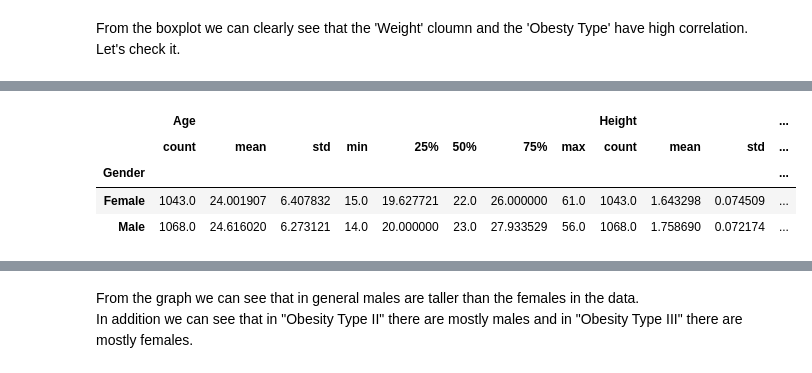
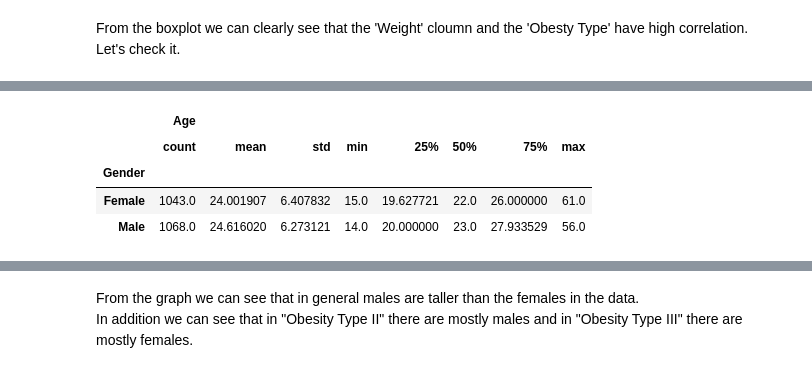
Before and after one commit to NoaAmichai/Obesity-Data-Science-Project, a Jupyter notebook: Obesity.ipynb, the cells around one changed output, grey strips where cells are left out. Drawn from its saved outputs; the diff is of its cells as text; code cells hidden in the pictures.

```diff
--- a/Obesity.ipynb
+++ b/Obesity.ipynb
@@ -178,8 +178,8 @@ plt.show()
 # %%
-df[["Age","Height"]].groupby(by = df["Gender"]).describe()
+df[["Age"]].groupby(by = df["Gender"]).describe()
 # %% [output]
-|  | Age |  |  |  |  |  |  |  | Height |  |  | ... |
-|  | count | mean | std | min | 25% | 50% | 75% | max | count | mean | std | ... |
-| Gender |  |  |  |  |  |  |  |  |  |  |  | ... |
-| Female | 1043.0 | 24.001907 | 6.407832 | 15.0 | 19.627721 | 22.0 | 26.000000 | 61.0 | 1043.0 | 1.643298 | 0.074509 | ... |
-| Male | 1068.0 | 24.616020 | 6.273121 | 14.0 | 20.000000 | 23.0 | 27.933529 | 56.0 | 1068.0 | 1.758690 | 0.072174 | ... |
+|  | Age |  |  |  |  |  |  |  |
+|  | count | mean | std | min | 25% | 50% | 75% | max |
+| Gender |  |  |  |  |  |  |  |  |
+| Female | 1043.0 | 24.001907 | 6.407832 | 15.0 | 19.627721 | 22.0 | 26.000000 | 61.0 |
+| Male | 1068.0 | 24.616020 | 6.273121 | 14.0 | 20.000000 | 23.0 | 27.933529 | 56.0 |
```
Also changed, not shown: parts of 13 cells of this notebook.
